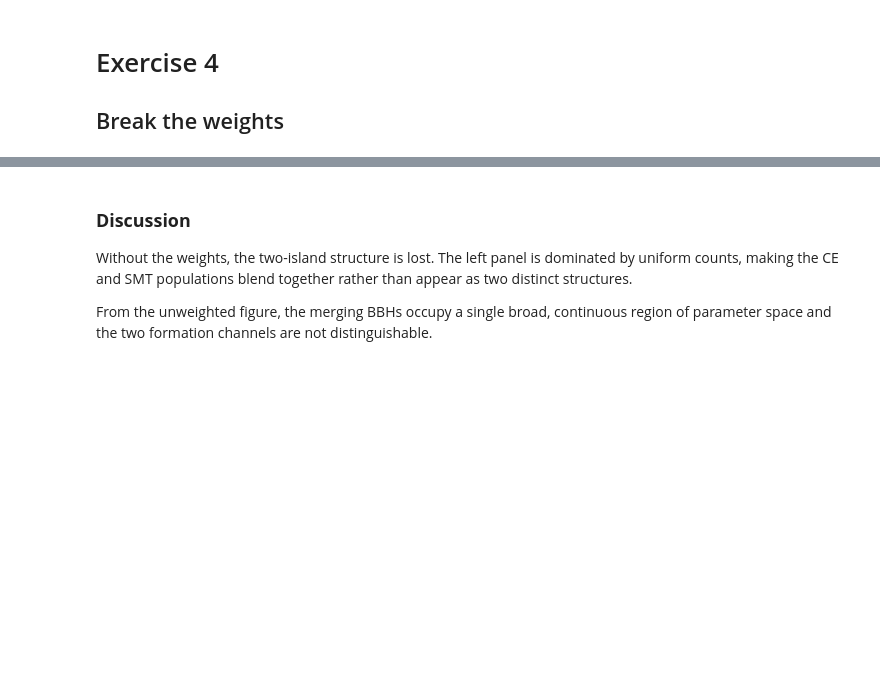
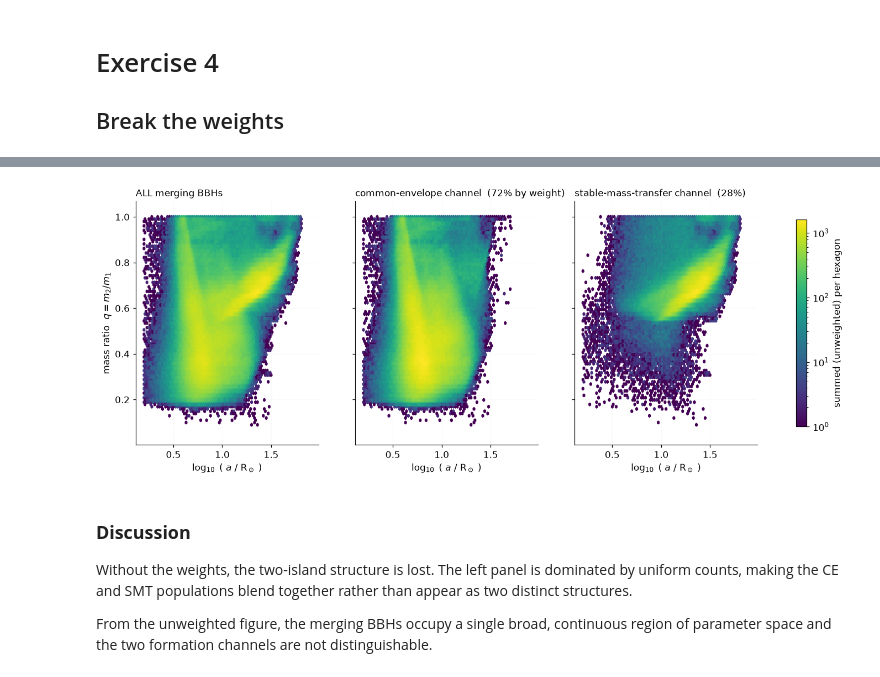
Before and after one commit to m-harry-9/GROWL_harry, a Jupyter notebook: onboarding_2/Second_exercise.ipynb, the cells around one changed output, grey strips where cells are left out. Saved outputs shown, nothing was run; the diff lists cells and outputs as text; code cells hidden in the pictures; blank space fills up the shorter version.

```diff
--- a/onboarding_2/Second_exercise.ipynb
+++ b/onboarding_2/Second_exercise.ipynb
@@ -594,3 +594,22 @@ plt.show()
+# %%
+fig, axes = plt.subplots(1, 3, figsize=(16.5, 5.2), sharex=True, sharey=True)
+panels = [
+    (bbh, "ALL merging BBHs"),
+    (bbh[ce_mask],  f"common-envelope channel  ({100*len(bbh[ce_mask])/len(bbh):.0f}% by weight)"),
+    (bbh[smt_mask], f"stable-mass-transfer channel  ({100*len(bbh[smt_mask])/len(bbh):.0f}%)"),
+]
+for ax, (d, title) in zip(axes, panels):
+    hb = ax.hexbin(d.log_a, d.q,
+                   gridsize=85, extent=(0.2, 1.9, 0.05, 1.02), mincnt=1,
+                   norm=LogNorm(), cmap="viridis")
+    ax.set_title(title, loc="left", fontsize=11)
+    ax.set_xlabel(r"$\log_{10}$ ( $a$ / R$_\odot$ )")
+    ax.grid(alpha=0.15)
+axes[0].set_ylabel(r"mass ratio  $q = m_2/m_1$")
+fig.colorbar(hb, ax=axes, shrink=0.85, label="summed (unweighted) per hexagon")
+plt.show()
+# %% [output]
+[figure, added]
 # %% [markdown]
 ### **Discussion**
 
```
Also changed, not shown: parts of 1 cell of this notebook, 2 other files.
